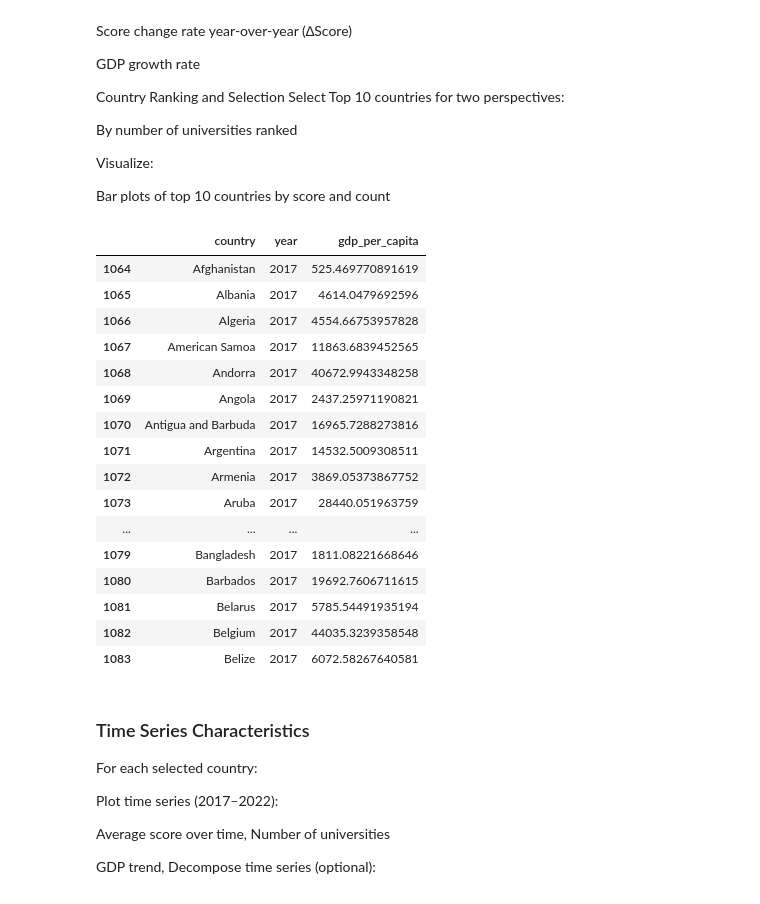
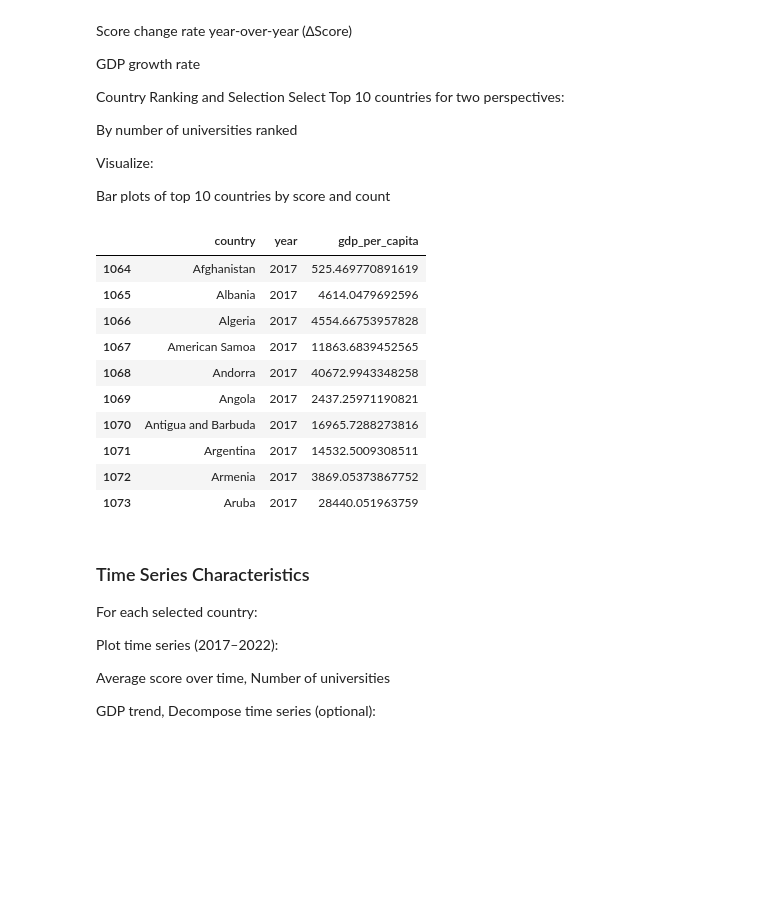
Before and after one commit to i11g/Data-Science-Project, a Jupyter notebook: Data.ipynb, the cells around one changed output. Saved outputs shown, nothing was run; the diff lists cells and outputs as text; code cells hidden in the pictures; blank space fills up the shorter version.

```diff
--- a/Data.ipynb
+++ b/Data.ipynb
@@ -1138,47 +1102,41 @@ Visualize:
 
 Bar plots of top 10 countries by score and count
 # %%
-# Step 2: Keep only GDP per capita (current US$)
+# Keep only GDP per capita (current US$)
 gdp_filtered = df_gdp[df_gdp["Series Name"] == "GDP per capita (current US$)"].copy()
 
-# Step 3: Drop unneeded columns
+# Drop unneeded columns
 gdp_filtered = gdp_filtered.drop(columns=["Country Code", "Series Code", "Series Name"], errors="ignore")
 gdp_filtered = gdp_filtered.loc[:, ~gdp_filtered.columns.str.contains("^Unnamed")]
 
-# Step 4: Reshape from wide to long format
+# Reshape from wide to long format
 gdp_long = gdp_filtered.melt(id_vars=["Country Name"], var_name="year", value_name="gdp_per_capita")
 
 # Clean year strings like "2017 [YR2017]" -> "2017"
 gdp_long["year"] = gdp_long["year"].str.extract(r"(\d{4})")
 
 # Continue with steps
 gdp_long = gdp_long.rename(columns={"Country Name": "country"})
 gdp_long["year"] = pd.to_numeric(gdp_long["year"], errors="coerce")
 gdp_long = gdp_long.dropna(subset=["year", "gdp_per_capita"])
 gdp_long["year"] = gdp_long["year"].astype(int)
 
 # Filter for 2017–2024
 gdp_long = gdp_long[gdp_long["year"].between(2017, 2024)]
 
-gdp_long.head(20)
+gdp_long.head(10)
 # %% [output]
 |  | country | year | gdp_per_capita |
 | 1064 | Afghanistan | 2017 | 525.469770891619 |
 | 1065 | Albania | 2017 | 4614.0479692596 |
 | 1066 | Algeria | 2017 | 4554.66753957828 |
 | 1067 | American Samoa | 2017 | 11863.6839452565 |
 | 1068 | Andorra | 2017 | 40672.9943348258 |
 | 1069 | Angola | 2017 | 2437.25971190821 |
 | 1070 | Antigua and Barbuda | 2017 | 16965.7288273816 |
 | 1071 | Argentina | 2017 | 14532.5009308511 |
 | 1072 | Armenia | 2017 | 3869.05373867752 |
 | 1073 | Aruba | 2017 | 28440.051963759 |
-| ... | ... | ... | ... |
-| 1079 | Bangladesh | 2017 | 1811.08221668646 |
-| 1080 | Barbados | 2017 | 19692.7606711615 |
-| 1081 | Belarus | 2017 | 5785.54491935194 |
-| 1082 | Belgium | 2017 | 44035.3239358548 |
-| 1083 | Belize | 2017 | 6072.58267640581 |
 # %% [markdown]
 ### Time Series Characteristics
 For each selected country:
```
Also changed, not shown: parts of 66 cells of this notebook, 6 other files.
